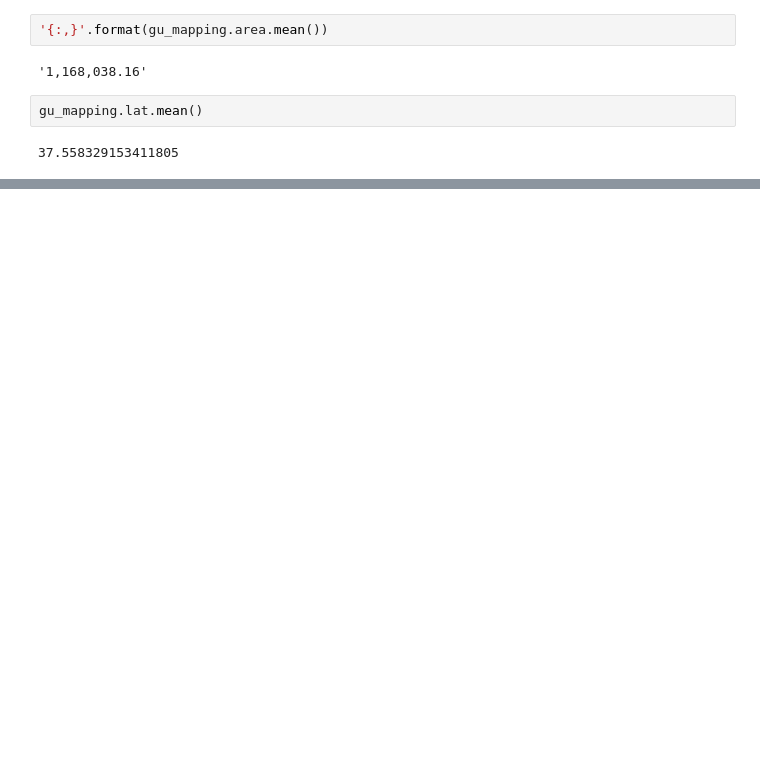
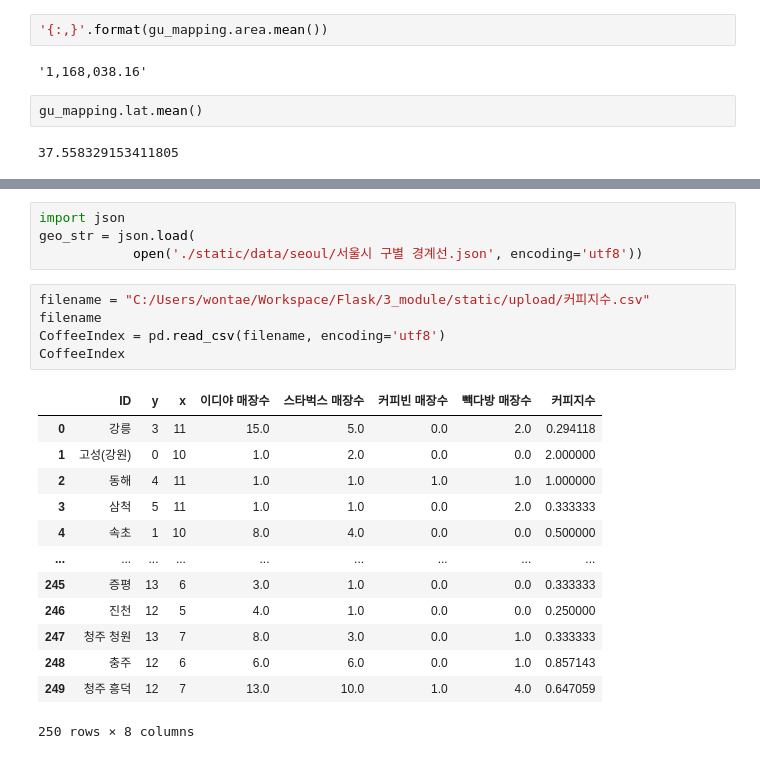
Before and after one commit to beegramin9/Flask, a Jupyter notebook: 3_module/test.ipynb, the cells around one changed output, grey strips where cells are left out. Saved outputs shown, nothing was run; the diff lists cells and outputs as text; blank space fills up the shorter version.

```diff
--- a/3_module/test.ipynb
+++ b/3_module/test.ipynb
@@ -199,3 +201,26 @@ police_loc
 | 28 | 28 | 서울은평서경찰서 | 37.628360 | 126.928723 |
 | 29 | 29 | 서울도봉서경찰서 | 37.566535 | 126.977969 |
 | 30 | 30 | 서울수서서경찰서 | 37.493490 | 127.077212 |
+# %%
+import json
+geo_str = json.load(
+            open('./static/data/seoul/서울시 구별 경계선.json', encoding='utf8'))
+# %%
+filename = "C:/Users/wontae/Workspace/Flask/3_module/static/upload/커피지수.csv"
+filename
+CoffeeIndex = pd.read_csv(filename, encoding='utf8')
+CoffeeIndex
+# %% [output]
+|  | ID | y | x | 이디야 매장수 | 스타벅스 매장수 | 커피빈 매장수 | 빽다방 매장수 | 커피지수 |
+| 0 | 강릉 | 3 | 11 | 15.0 | 5.0 | 0.0 | 2.0 | 0.294118 |
+| 1 | 고성(강원) | 0 | 10 | 1.0 | 2.0 | 0.0 | 0.0 | 2.000000 |
+| 2 | 동해 | 4 | 11 | 1.0 | 1.0 | 1.0 | 1.0 | 1.000000 |
+| 3 | 삼척 | 5 | 11 | 1.0 | 1.0 | 0.0 | 2.0 | 0.333333 |
+| 4 | 속초 | 1 | 10 | 8.0 | 4.0 | 0.0 | 0.0 | 0.500000 |
+| ... | ... | ... | ... | ... | ... | ... | ... | ... |
+| 245 | 증평 | 13 | 6 | 3.0 | 1.0 | 0.0 | 0.0 | 0.333333 |
+| 246 | 진천 | 12 | 5 | 4.0 | 1.0 | 0.0 | 0.0 | 0.250000 |
+| 247 | 청주 청원 | 13 | 7 | 8.0 | 3.0 | 0.0 | 1.0 | 0.333333 |
+| 248 | 충주 | 12 | 6 | 6.0 | 6.0 | 0.0 | 1.0 | 0.857143 |
+| 249 | 청주 흥덕 | 12 | 7 | 13.0 | 10.0 | 1.0 | 4.0 | 0.647059 |
+250 rows × 8 columns
```
Also changed, not shown: parts of 10 cells of this notebook, 14 other files.
